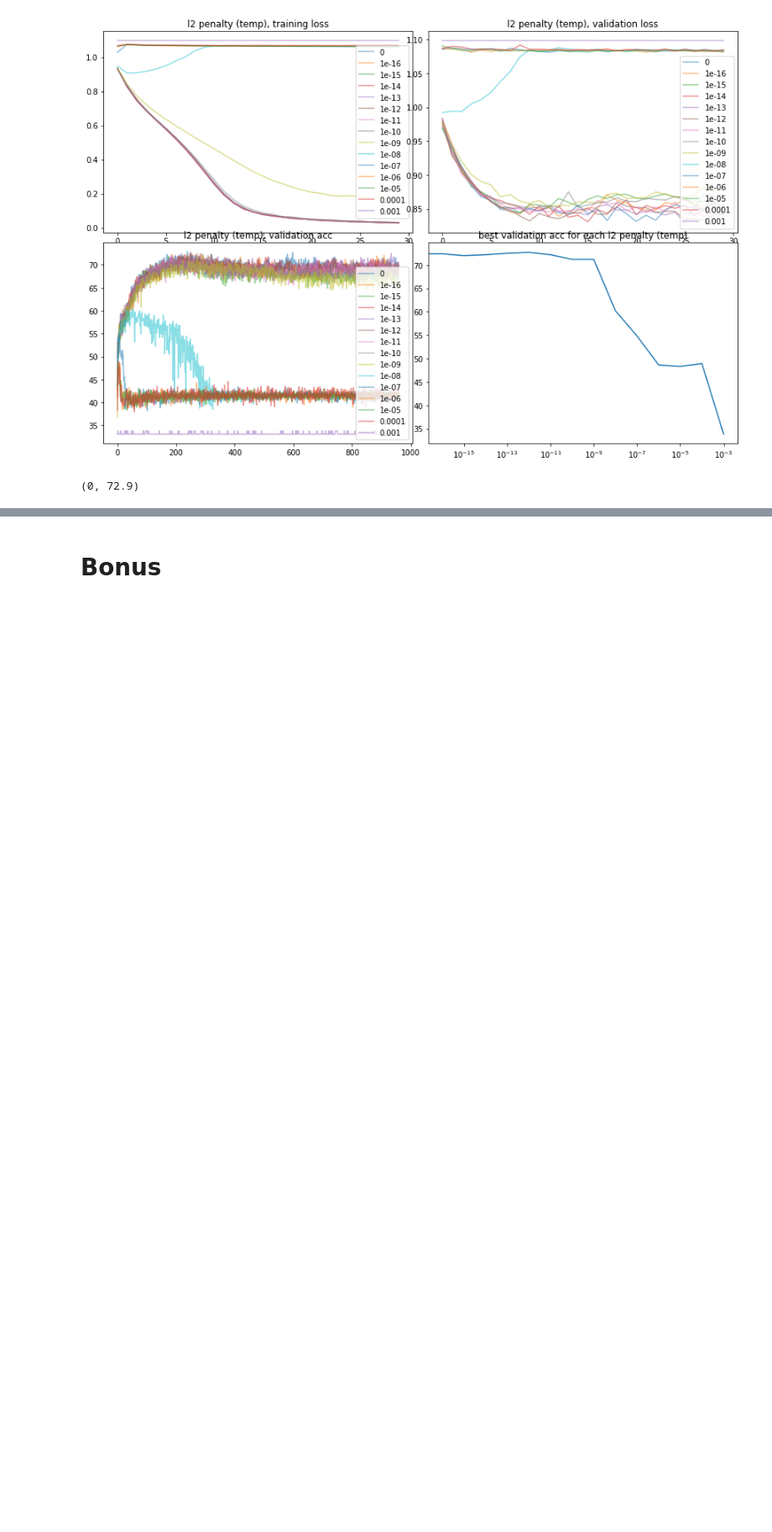
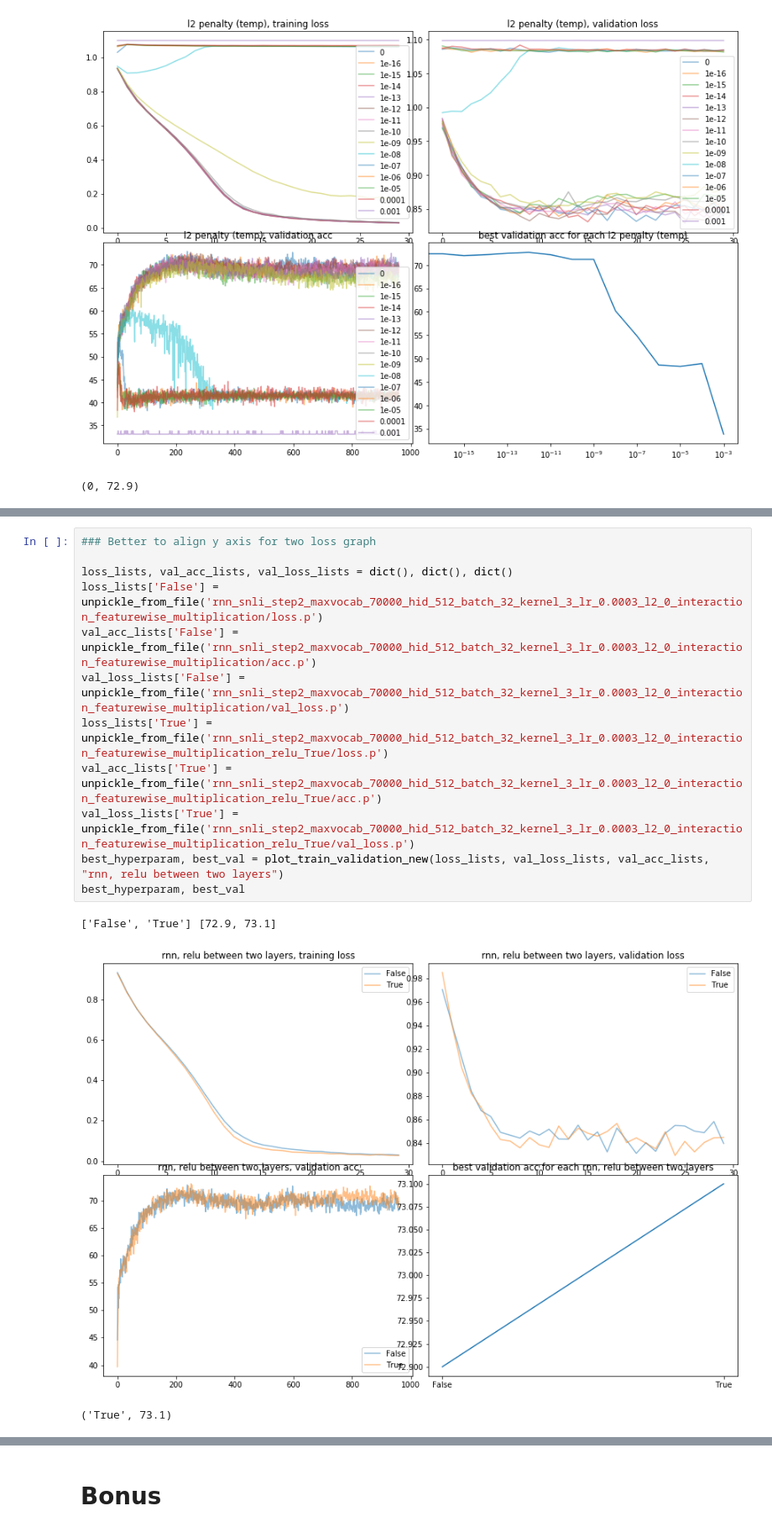
Before and after one commit to jpatrickpark/nlp_hw2, a Jupyter notebook: hw2.ipynb, the cells around one changed output, grey strips where cells are left out. Shown at 84% size. Cells and saved outputs as stored; diff of their text form; blank space fills up the shorter version.

```diff
--- a/hw2.ipynb
+++ b/hw2.ipynb
@@ -1572,0 +1547,16 @@ best_hyperparam, best_val
+# %%
+### Better to align y axis for two loss graph
+
+loss_lists, val_acc_lists, val_loss_lists = dict(), dict(), dict()
+loss_lists['False'] = unpickle_from_file('rnn_snli_step2_maxvocab_70000_hid_512_batch_32_kernel_3_lr_0.0003_l2_0_interaction_featurewise_multiplication/loss.p')
+val_acc_lists['False'] = unpickle_from_file('rnn_snli_step2_maxvocab_70000_hid_512_batch_32_kernel_3_lr_0.0003_l2_0_interaction_featurewise_multiplication/acc.p')
+val_loss_lists['False'] = unpickle_from_file('rnn_snli_step2_maxvocab_70000_hid_512_batch_32_kernel_3_lr_0.0003_l2_0_interaction_featurewise_multiplication/val_loss.p')
+loss_lists['True'] = unpickle_from_file('rnn_snli_step2_maxvocab_70000_hid_512_batch_32_kernel_3_lr_0.0003_l2_0_interaction_featurewise_multiplication_relu_True/loss.p')
+val_acc_lists['True'] = unpickle_from_file('rnn_snli_step2_maxvocab_70000_hid_512_batch_32_kernel_3_lr_0.0003_l2_0_interaction_featurewise_multiplication_relu_True/acc.p')
+val_loss_lists['True'] = unpickle_from_file('rnn_snli_step2_maxvocab_70000_hid_512_batch_32_kernel_3_lr_0.0003_l2_0_interaction_featurewise_multiplication_relu_True/val_loss.p')
+best_hyperparam, best_val = plot_train_validation_new(loss_lists, val_loss_lists, val_acc_lists, "rnn, relu between two layers")
+best_hyperparam, best_val
+# %% [output]
+['False', 'True'] [72.9, 73.1]
+[figure, added]
+('True', 73.1)
```
Also changed, not shown: parts of 49 cells of this notebook, 1 other file.
